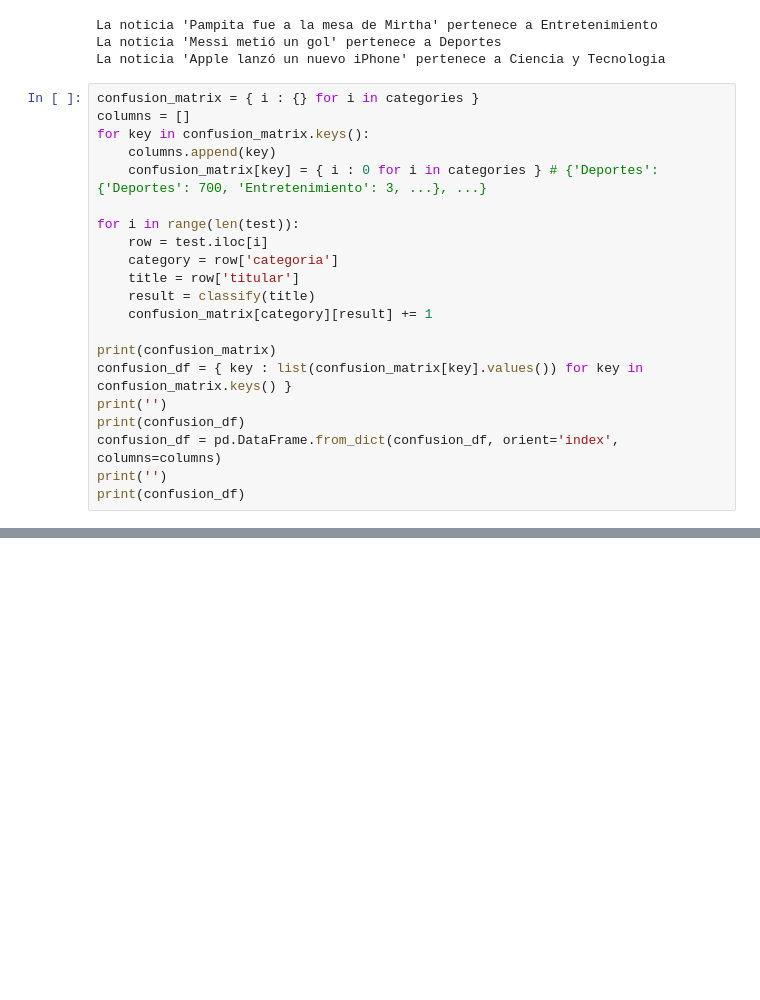
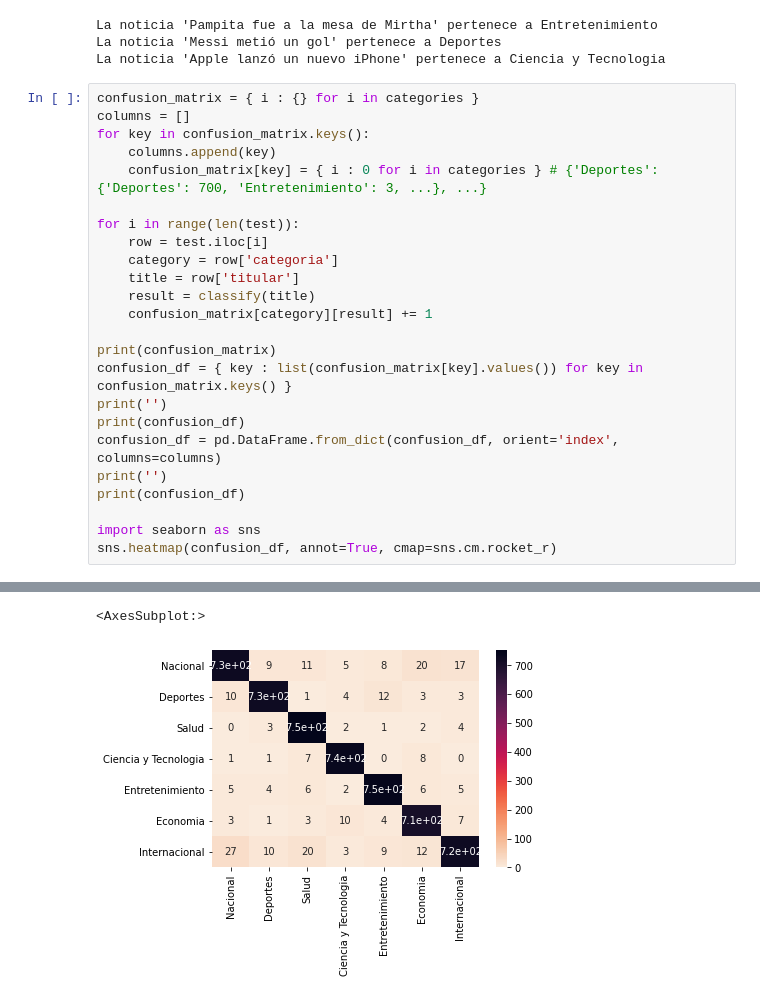
Before and after one commit to FelipeGorostiaga/MachineLearning, a Jupyter notebook: src/tp1/tp1_2.ipynb, the cells around one changed output, grey strips where cells are left out. Saved outputs shown, nothing was run; the diff lists cells and outputs as text; blank space fills up the shorter version.

Commit message:
Draw heatmap for confusion matrix

```diff
--- a/src/tp1/tp1_2.ipynb
+++ b/src/tp1/tp1_2.ipynb
@@ -169,4 +169,7 @@ print(confusion_df)
 confusion_df = pd.DataFrame.from_dict(confusion_df, orient='index', columns=columns)
 print('')
 print(confusion_df)
+
+import seaborn as sns
+sns.heatmap(confusion_df, annot=True, cmap=sns.cm.rocket_r)
 # %% [output]
@@ -190 +193,3 @@ Internacional                      10        13            704
+<AxesSubplot:>
+[figure, added]
 # %%
```
Also changed, not shown: parts of 7 cells of this notebook, 1 other file.
